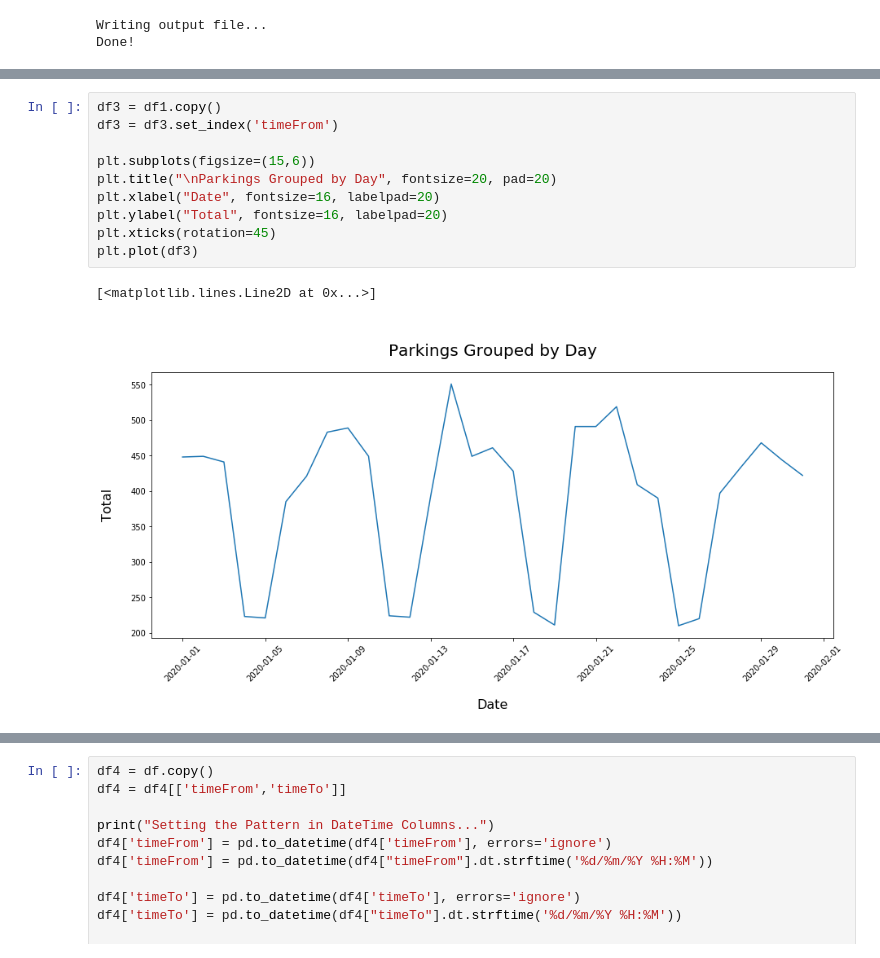
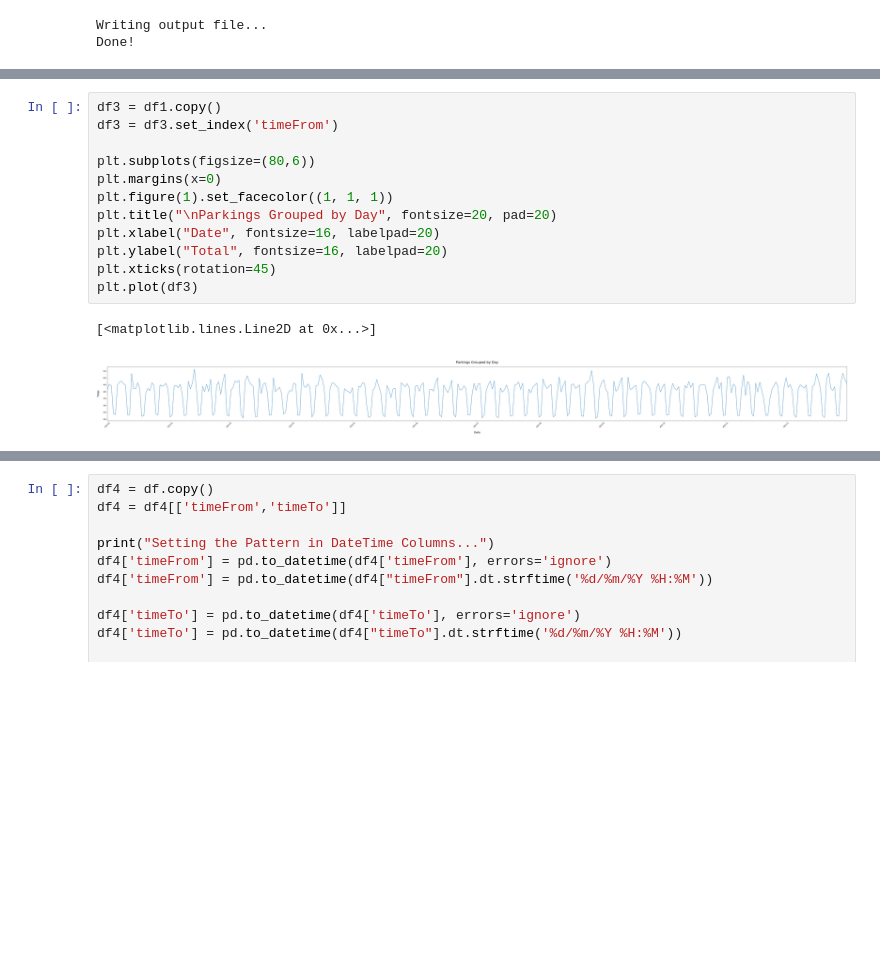
Before and after one commit to lrmendes/SmartParking-Data-Simulator, a Jupyter notebook: python/DataGenerator_v2.ipynb, the cells around one changed output, grey strips where cells are left out. Drawn from its saved outputs; the diff is of its cells as text; blank space fills up the shorter version.

```diff
--- a/python/DataGenerator_v2.ipynb
+++ b/python/DataGenerator_v2.ipynb
@@ -318,16 +322,18 @@ Done!
 # %%
 df3 = df1.copy()
 df3 = df3.set_index('timeFrom')
 
-plt.subplots(figsize=(15,6))
+plt.subplots(figsize=(80,6))
+plt.margins(x=0)
+plt.figure(1).set_facecolor((1, 1, 1))
 plt.title("\nParkings Grouped by Day", fontsize=20, pad=20)
 plt.xlabel("Date", fontsize=16, labelpad=20)
 plt.ylabel("Total", fontsize=16, labelpad=20)
 plt.xticks(rotation=45)
 plt.plot(df3)
 # %% [output]
 [<matplotlib.lines.Line2D at 0x...>]
-[figure, old version]
+[figure, new version]
 # %%
 df2 = df1.copy()
 print("Setting the Pattern in DateTime Columns...")
```
Also changed, not shown: parts of 8 cells of this notebook.
